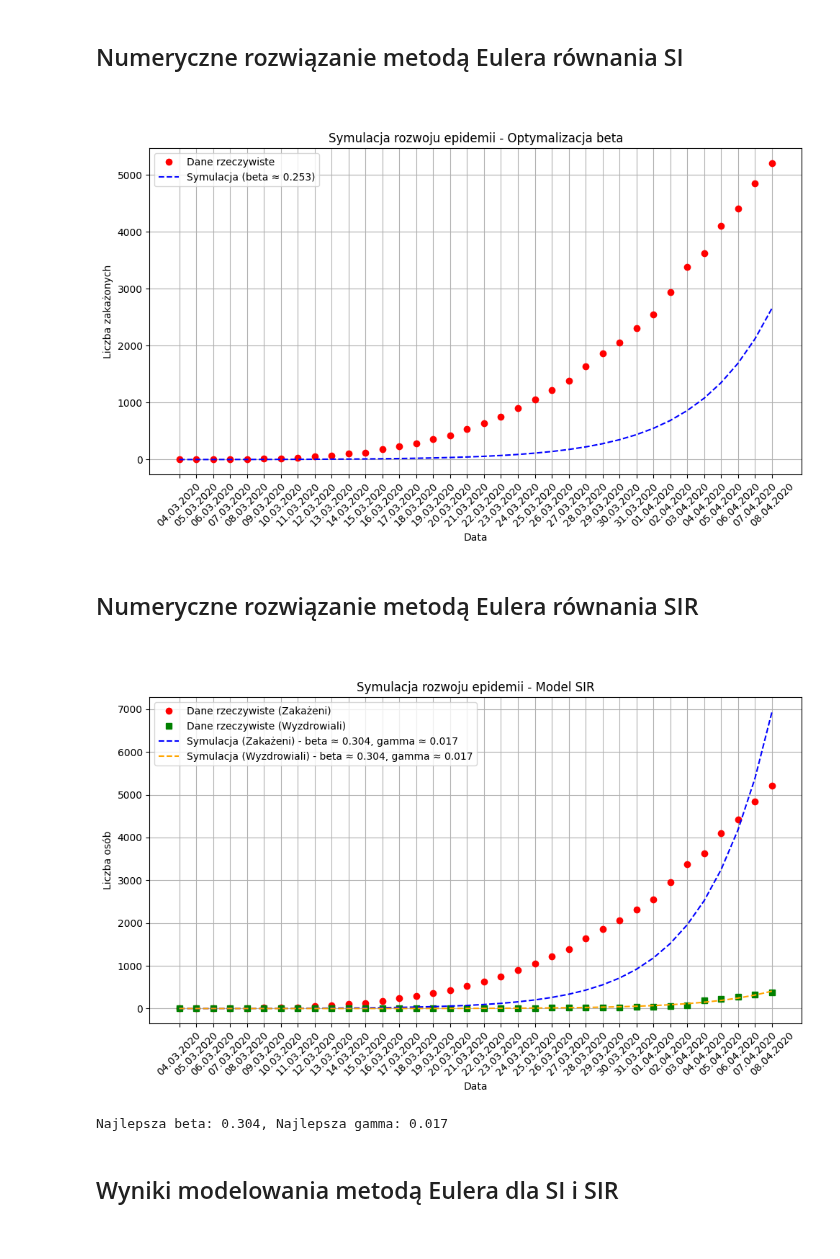
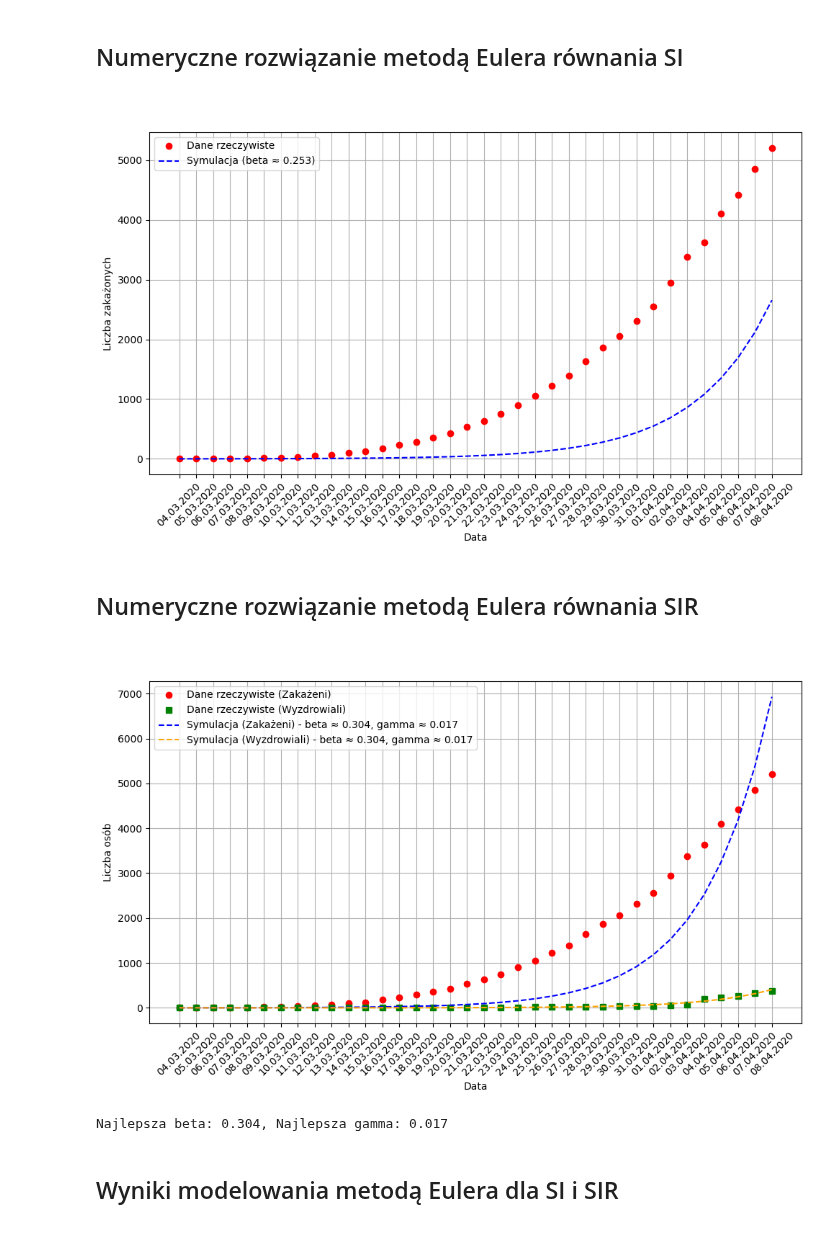
Before and after one commit to 277465/Modelowanie-Pandemii-Sars-cov-19, a Jupyter notebook: projekt.ipynb, the cells around one changed output. Cells and saved outputs as stored; diff of their text form; code cells hidden in the pictures.

```diff
--- a/projekt.ipynb
+++ b/projekt.ipynb
@@ -312,9 +294,6 @@ $$ y_{n+1} = y_n + h \cdot f(x_n, y_n) $$
 <a id="Numeryczne-rozwiazanie-metoda-Eulera-rownania-SI"></a>
 <h2>Numeryczne rozwiązanie metodą Eulera równania SI</h2><br>
 # %%
-import numpy as np
-import matplotlib.pyplot as plt
-
 def update(beta):
     t_max = len(dates)
     I = np.zeros(t_max)
@@ -336,20 +315,16 @@ plt.plot(range(len(dates)), Iesi, label=f'Symulacja (beta ≈ {best_beta_an:.3f}
 plt.xticks(range(len(dates)), dates, rotation=45)
 plt.xlabel('Data')
 plt.ylabel('Liczba zakażonych')
-plt.title('Symulacja rozwoju epidemii - Optymalizacja beta')
 plt.legend()
 plt.grid(True)
 plt.tight_layout()
 plt.show()
 # %% [output]
-[figure, old version]
+[figure, new version]
 # %% [markdown]
 <a id="Numeryczne-rozwiazanie-metoda-Eulera-rownania-SIR"></a>
 <h2>Numeryczne rozwiązanie metodą Eulera równania SIR</h2><br>
 # %%
-import numpy as np
-import matplotlib.pyplot as plt
-
 def update_model(beta, gamma):
     t_max = len(dates)
     S = np.zeros(t_max)
@@ -386,35 +361,34 @@ best_mse = float('inf')
 best_beta = None
 best_gamma = None
 
 for beta in beta_values:
     for gamma in gamma_values:
         current_mse = mse([beta, gamma])
         if current_mse < best_mse:
             best_mse = current_mse
             best_beta = beta
             best_gamma = gamma
 
 Se, Iesir, Resir = update_model(best_beta, best_gamma)
 
 plt.figure(figsize=(10, 6))
 plt.plot(range(len(dates)), infected_data, 'o', label='Dane rzeczywiste (Zakażeni)', color='red')
 plt.plot(range(len(dates)), recovery_data, 's', label='Dane rzeczywiste (Wyzdrowiali)', color='green')
 plt.plot(range(len(dates)), Iesir, label=f'Symulacja (Zakażeni) - beta ≈ {best_beta:.3f}, gamma ≈ {best_gamma:.3f}', linestyle='--', color='blue')
 plt.plot(range(len(dates)), Resir, label=f'Symulacja (Wyzdrowiali) - beta ≈ {best_beta:.3f}, gamma ≈ {best_gamma:.3f}', linestyle='--', color='orange')
 
 plt.xticks(range(len(dates)), dates, rotation=45)
 plt.xlabel('Data')
 plt.ylabel('Liczba osób')
-plt.title('Symulacja rozwoju epidemii - Model SIR')
 plt.legend()
 plt.grid(True)
 plt.tight_layout()
 
 plt.show()
 
 print(f"Najlepsza beta: {best_beta:.3f}, Najlepsza gamma: {best_gamma:.3f}")
 # %% [output]
-[figure, old version]
+[figure, new version]
 Najlepsza beta: 0.304, Najlepsza gamma: 0.017
 # %% [markdown]
 <a id="Wyniki-modelowania-metoda-Eulera-dla-SI-i-SIR"></a>
```
Also changed, not shown: parts of 15 cells of this notebook.
